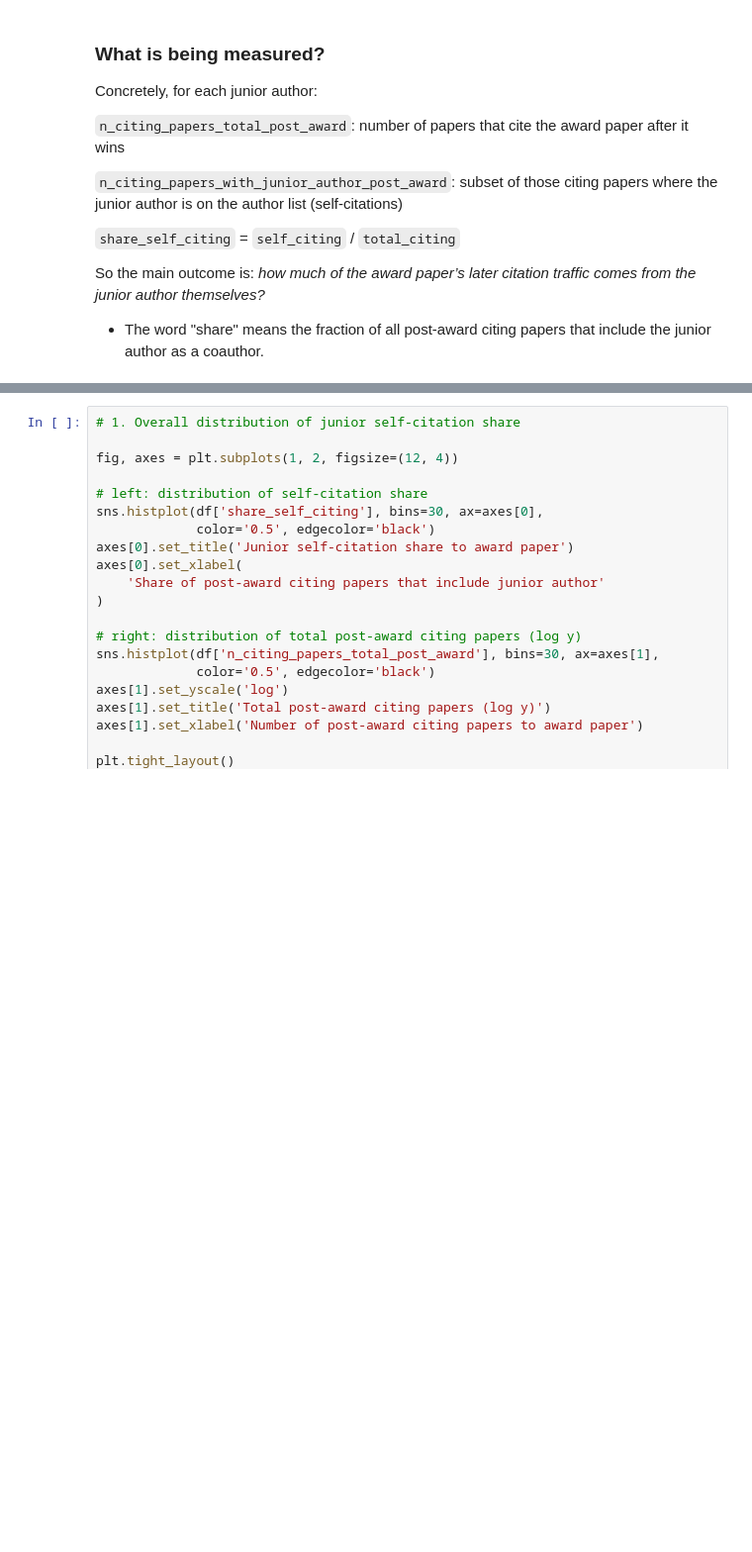
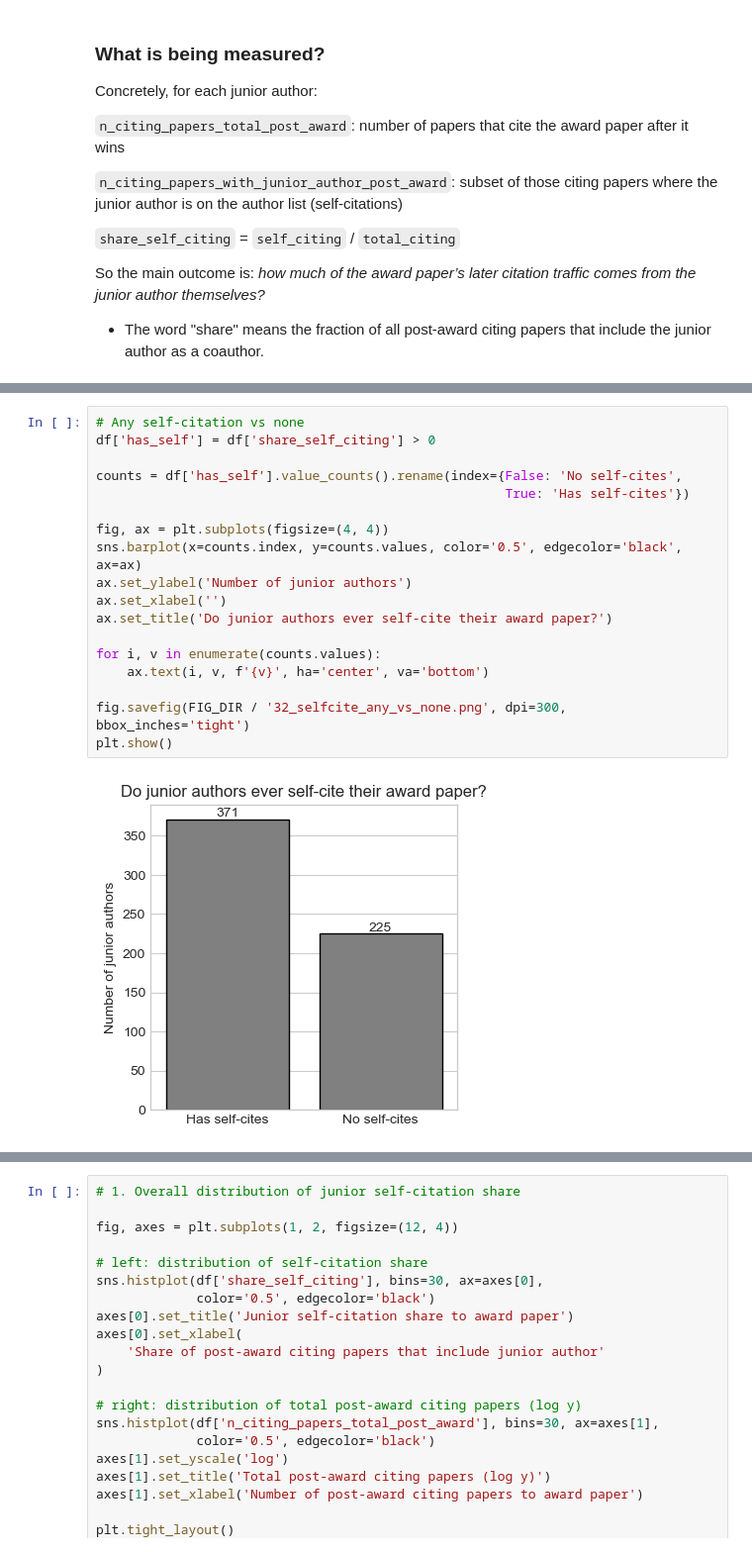
Before and after one commit to AppleShay/thesis-best-paper-trajectories, a Jupyter notebook: notebooks/32_junior_self_cites_analysis.ipynb, the cells around one changed output, grey strips where cells are left out. Shown at 99% size. Cells and saved outputs as stored; diff of their text form; blank space fills up the shorter version.

Commit message:
Added comments for notebook 32, Junior self citation

```diff
--- a/notebooks/32_junior_self_cites_analysis.ipynb
+++ b/notebooks/32_junior_self_cites_analysis.ipynb
@@ -65,3 +65,23 @@ After cleaning: (596, 9)
 | junior_author_name | 596 | 596 | Roi Livni | 1 | NaN | NaN | NaN | NaN | NaN | NaN | NaN |
 | n_citing_papers_total_post_award | 596.0 | NaN | NaN | NaN | 295.493289 | 1311.541294 | 1.0 | 46.0 | 102.0 | 203.25 | 28275.0 |
 | share_self_citing | 596.0 | NaN | NaN | NaN | 0.036377 | 0.068801 | 0.0 | 0.0 | 0.008033 | 0.046067 | 0.5 |
+# %%
+# Any self-citation vs none
+df['has_self'] = df['share_self_citing'] > 0
+
+counts = df['has_self'].value_counts().rename(index={False: 'No self-cites',
+                                                     True: 'Has self-cites'})
+
+fig, ax = plt.subplots(figsize=(4, 4))
+sns.barplot(x=counts.index, y=counts.values, color='0.5', edgecolor='black', ax=ax)
+ax.set_ylabel('Number of junior authors')
+ax.set_xlabel('')
+ax.set_title('Do junior authors ever self-cite their award paper?')
+
+for i, v in enumerate(counts.values):
+    ax.text(i, v, f'{v}', ha='center', va='bottom')
+
+fig.savefig(FIG_DIR / '32_selfcite_any_vs_none.png', dpi=300, bbox_inches='tight')
+plt.show()
+# %% [output]
+[figure, added]
```
Also changed, not shown: parts of 10 cells of this notebook, 4 other files.
